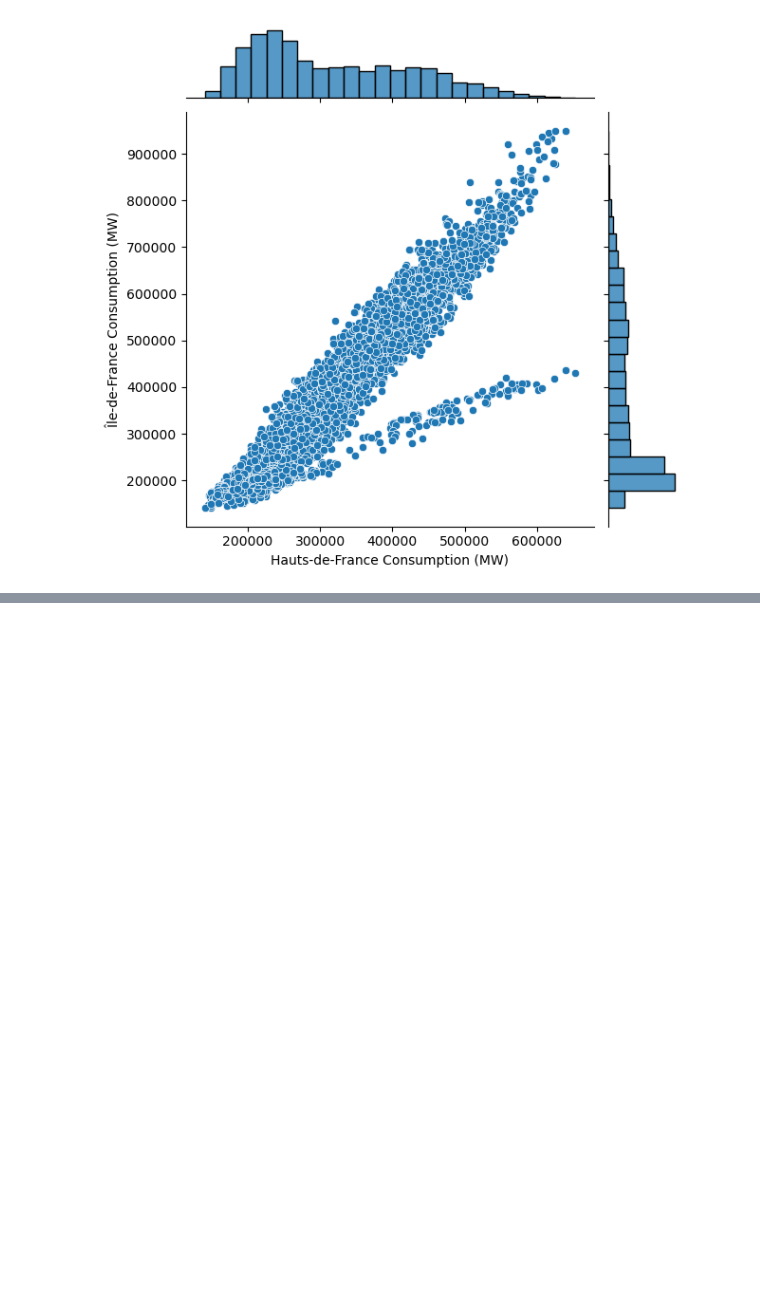
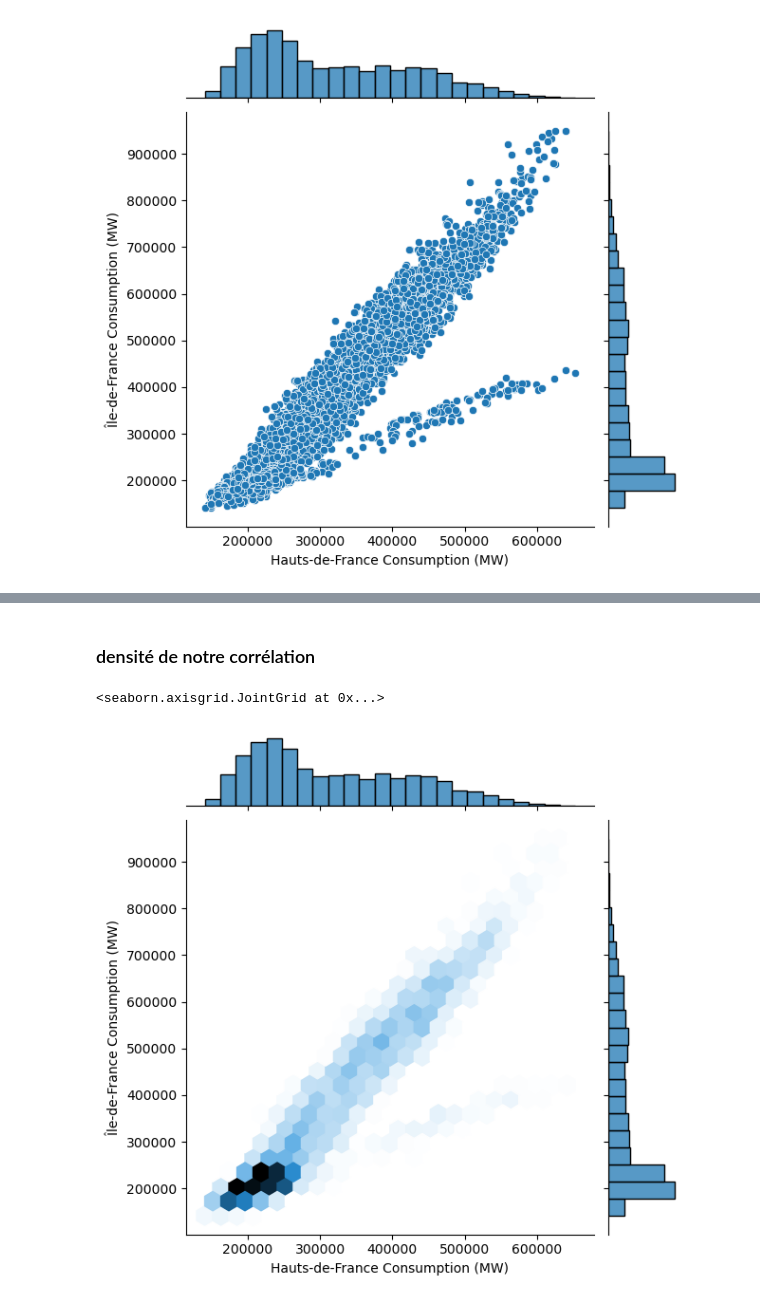
Before and after one commit to adrien-bdl/stats-energy-consumption, a Jupyter notebook: copules.ipynb, the cells around one changed output, grey strips where cells are left out. Cells and saved outputs as stored; diff of their text form; code cells hidden in the pictures; blank space fills up the shorter version.

```diff
--- a/copules.ipynb
+++ b/copules.ipynb
@@ -98,0 +229,8 @@ h.set_axis_labels("Hauts-de-France Consumption (MW)","Île-de-France Consumption
+# %% [markdown]
+### densité de notre corrélation
+# %%
+h = sns.jointplot(x=df_hdf_totale, y=df_idf_totale, kind="hex")
+h.set_axis_labels("Hauts-de-France Consumption (MW)","Île-de-France Consumption (MW)")
+# %% [output]
+<seaborn.axisgrid.JointGrid at 0x...>
+[figure, added]
```
Also changed, not shown: parts of 24 cells of this notebook.
